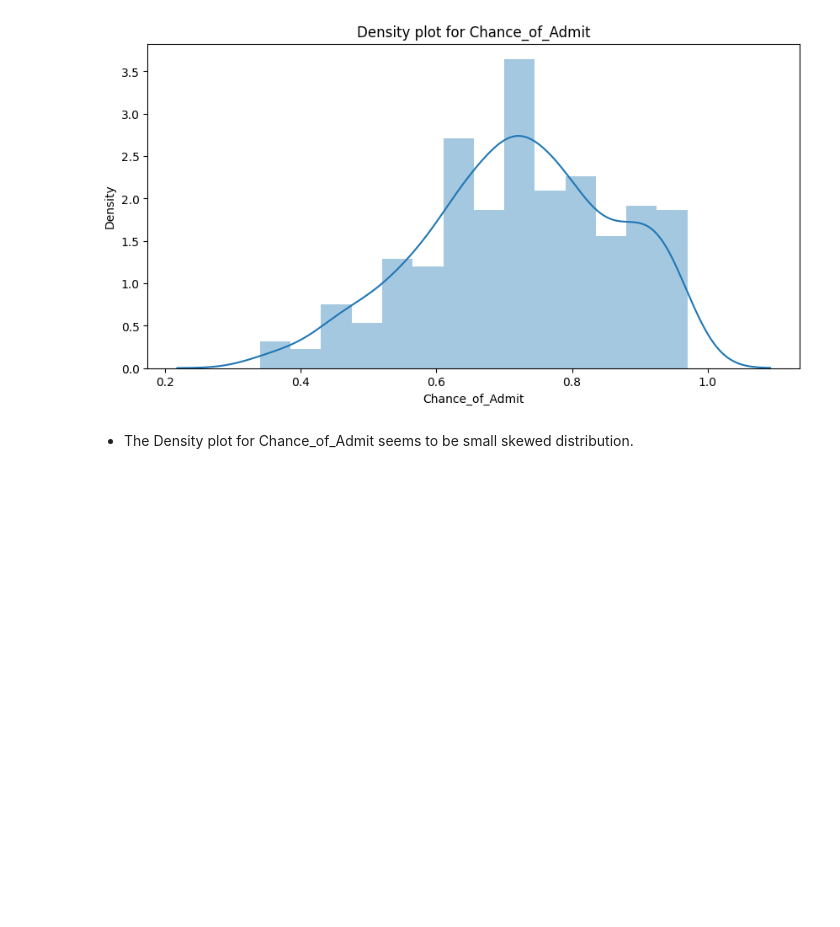
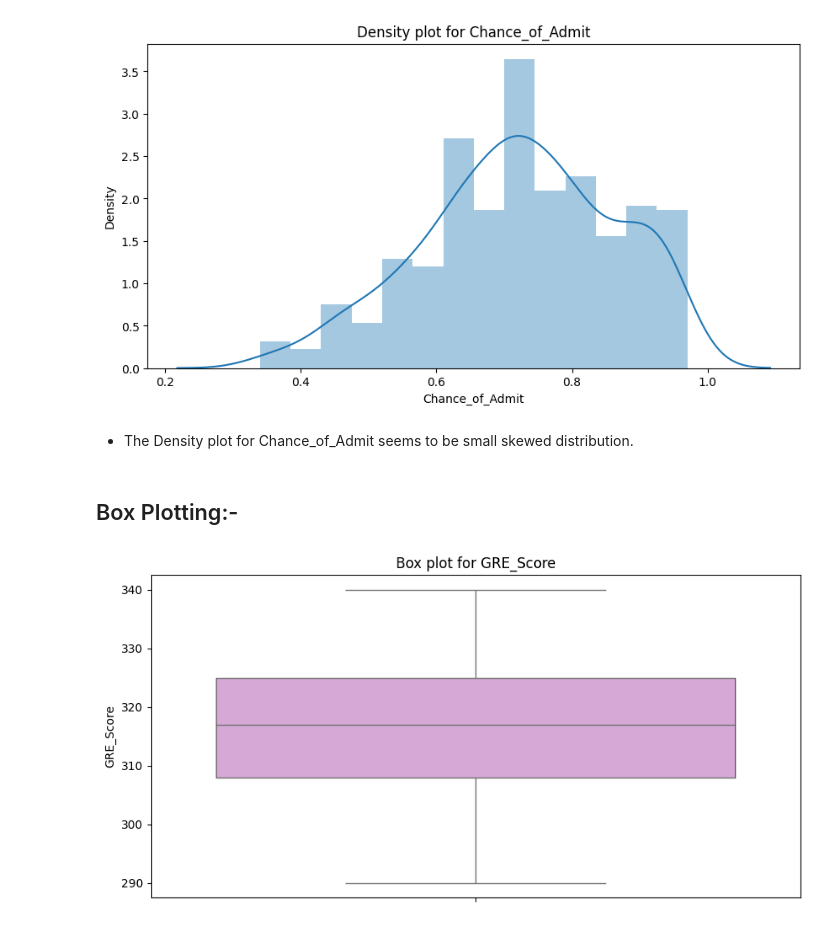
Before and after one commit to manojkumar211/admission-predict, a Jupyter notebook: experiment/admission.ipynb, the cells around one changed output. Drawn from its saved outputs; the diff is of its cells as text; code cells hidden in the pictures; blank space fills up the shorter version.

```diff
--- a/experiment/admission.ipynb
+++ b/experiment/admission.ipynb
@@ -793,3 +793,12 @@ https://gist.github.com/mwaskom/de44147ed2974457ad6372750bbe5751
 [figure]
 # %% [markdown]
 - The Density plot for Chance_of_Admit seems to be small skewed distribution.
+# %% [markdown]
+## Box Plotting:-
+# %%
+fir,ax=plt.subplots(figsize=(10,5))
+sns.boxplot(data=ds['GRE_Score'],ax=ax,color='plum') # type: ignore
+plt.title("Box plot for GRE_Score")
+plt.show()
+# %% [output]
+[figure, added]
```
Also changed, not shown: parts of 33 cells of this notebook, 18 other files.
